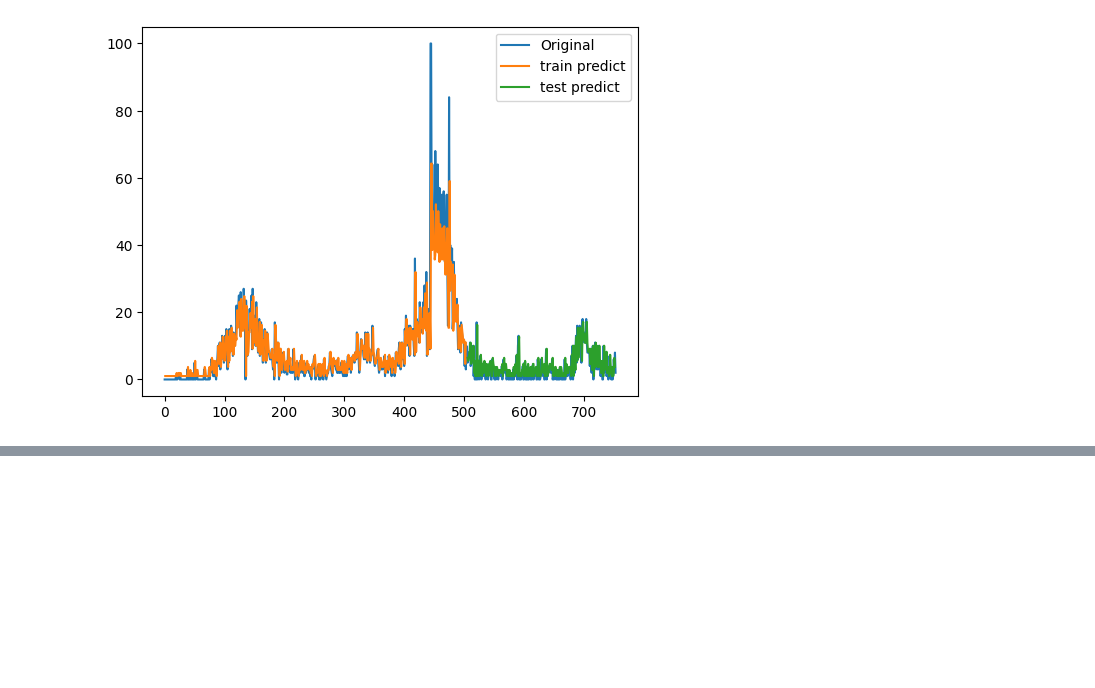
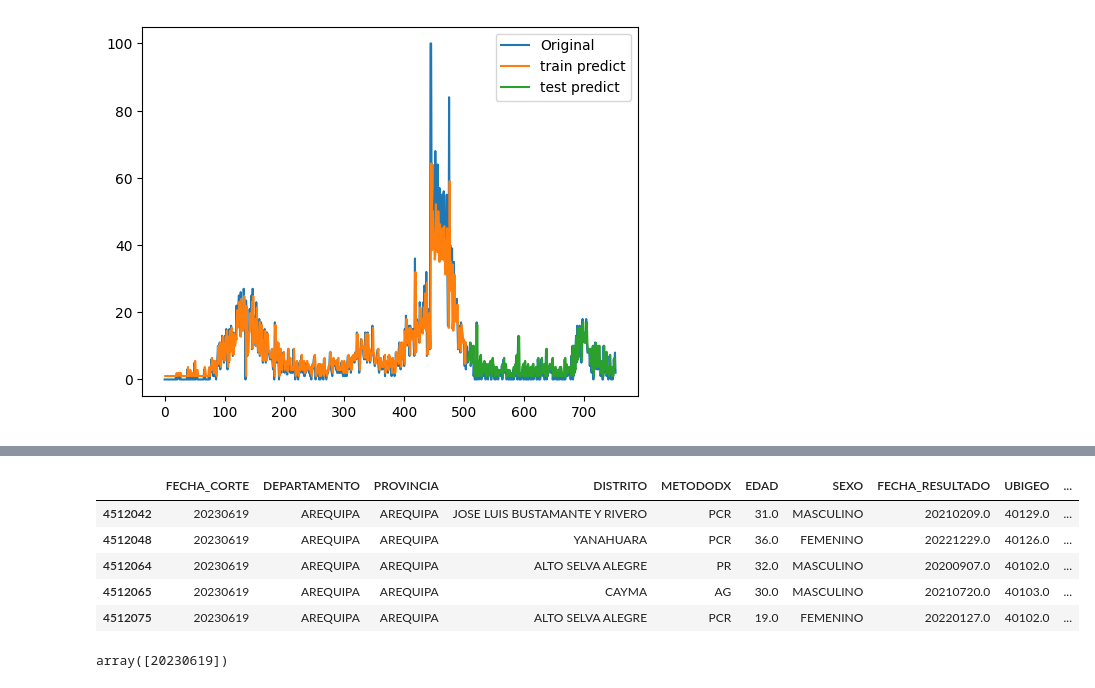
Before and after one commit to luismoroco/ML-Research-UNSA-UOKlahoma, a Jupyter notebook: traditional.ipynb, the cells around one changed output, grey strips where cells are left out. Cells and saved outputs as stored; diff of their text form; code cells hidden in the pictures; blank space fills up the shorter version.

```diff
--- a/traditional.ipynb
+++ b/traditional.ipynb
@@ -463,0 +515,14 @@ df_f =  pd.read_csv('./daa')
+# %%
+
+df_aqp.tail()
+# %% [output]
+|  | FECHA_CORTE | DEPARTAMENTO | PROVINCIA | DISTRITO | METODODX | EDAD | SEXO | FECHA_RESULTADO | UBIGEO | ... |
+| 4512042 | 20230619 | AREQUIPA | AREQUIPA | JOSE LUIS BUSTAMANTE Y RIVERO | PCR | 31.0 | MASCULINO | 20210209.0 | 40129.0 | ... |
+| 4512048 | 20230619 | AREQUIPA | AREQUIPA | YANAHUARA | PCR | 36.0 | FEMENINO | 20221229.0 | 40126.0 | ... |
+| 4512064 | 20230619 | AREQUIPA | AREQUIPA | ALTO SELVA ALEGRE | PR | 32.0 | MASCULINO | 20200907.0 | 40102.0 | ... |
+| 4512065 | 20230619 | AREQUIPA | AREQUIPA | CAYMA | AG | 30.0 | MASCULINO | 20210720.0 | 40103.0 | ... |
+| 4512075 | 20230619 | AREQUIPA | AREQUIPA | ALTO SELVA ALEGRE | PCR | 19.0 | FEMENINO | 20220127.0 | 40102.0 | ... |
+# %%
+df_aqp['FECHA_CORTE'].unique()
+# %% [output]
+array([20230619])
```
Also changed, not shown: parts of 17 cells of this notebook, 1 other file.
